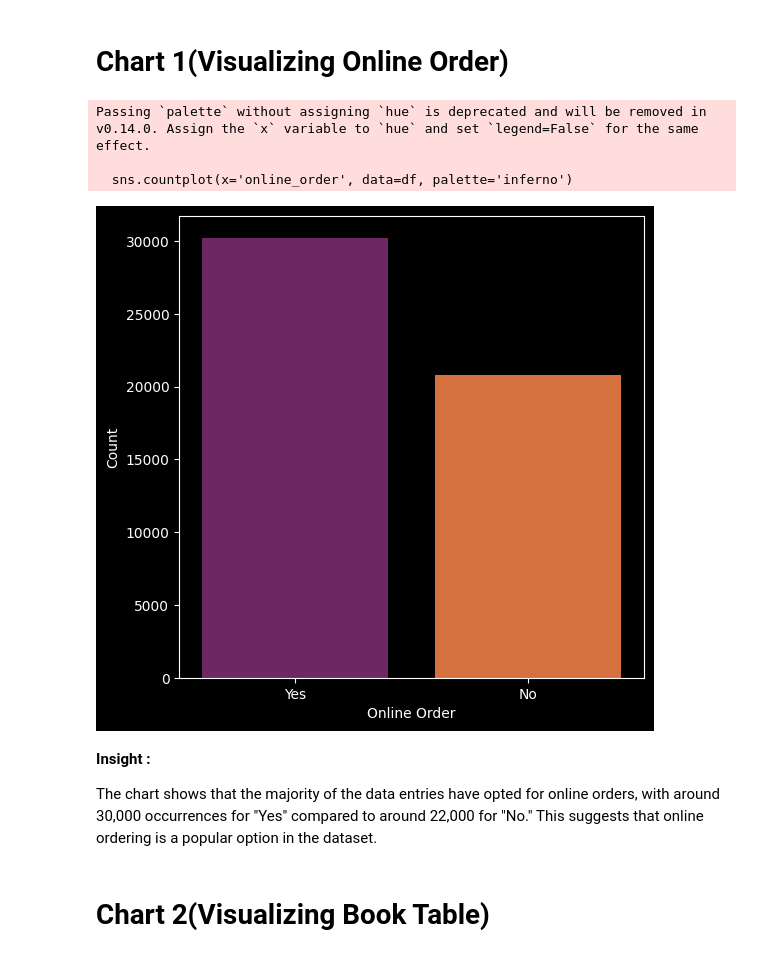
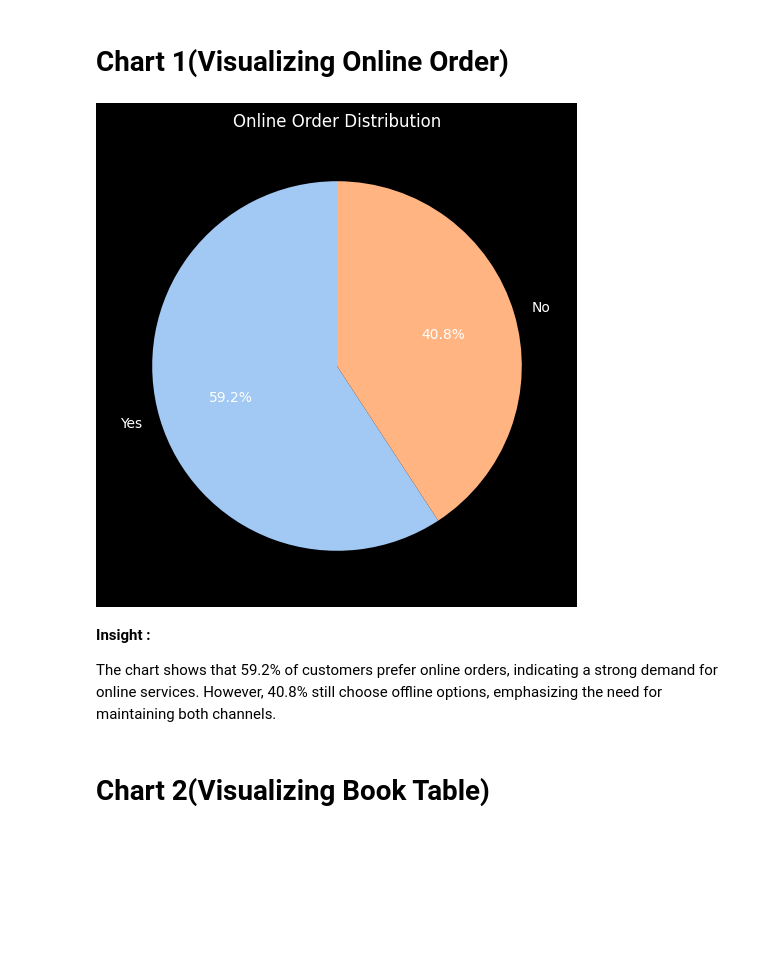
Before and after one commit to Akansha2401/Sprint1, a Jupyter notebook: Zomata_dataset_analysis_pythoncode.ipynb, the cells around one changed output. Drawn from its saved outputs; the diff is of its cells as text; code cells hidden in the pictures; blank space fills up the shorter version.

```diff
--- a/Zomata_dataset_analysis_pythoncode.ipynb
+++ b/Zomata_dataset_analysis_pythoncode.ipynb
@@ -695,33 +708,29 @@ The DataFrame now shows consolidated categories for location, cuisines, and rest
 # %% [markdown]
 # **Chart 1(Visualizing Online Order)**
 # %%
-# Import necessary libraries
-import matplotlib.pyplot as plt
-import seaborn as sns
+# Group the data by 'online_order' and count the occurrences
+online_order_counts = df['online_order'].value_counts()
 
 # Set the figure size to 6x6
-plt.figure(figsize = (6,6))
+plt.figure(figsize=(6,6))
 
-# Create a countplot with 'online_order' on the x-axis and use the 'inferno' color palette
-sns.countplot(x='online_order', data=df, palette='inferno')
+# Create a brighter color palette for the pie chart
+colors = sns.color_palette('pastel', len(online_order_counts))
 
-# Set the label for the x-axis
-plt.xlabel('Online Order')
+# Plot the pie chart with brighter colors
+plt.pie(online_order_counts, labels=online_order_counts.index, autopct='%1.1f%%', colors=colors, startangle=90)
 
-# Set the label for the y-axis (Count of occurrences)
-plt.ylabel('Count')
+# Set the title for the pie chart
+plt.title('Online Order Distribution')
 
-# Display the plot
+# Display the pie chart
 plt.show()
 # %% [output]
-Passing `palette` without assigning `hue` is deprecated and will be removed in v0.14.0. Assign the `x` variable to `hue` and set `legend=False` for the same effect.
-
-  sns.countplot(x='online_order', data=df, palette='inferno')
-[figure, old version]
+[figure, new version]
 # %% [markdown]
 **Insight :**
 
-The chart shows that the majority of the data entries have opted for online orders, with around 30,000 occurrences for "Yes" compared to around 22,000 for "No." This suggests that online ordering is a popular option in the dataset.
+The chart shows that 59.2% of customers prefer online orders, indicating a strong demand for online services. However, 40.8% still choose offline options, emphasizing the need for maintaining both channels.
 # %% [markdown]
 # **Chart 2(Visualizing Book Table)**
 # %%
```
Also changed, not shown: parts of 8 cells of this notebook, 2 other files.
